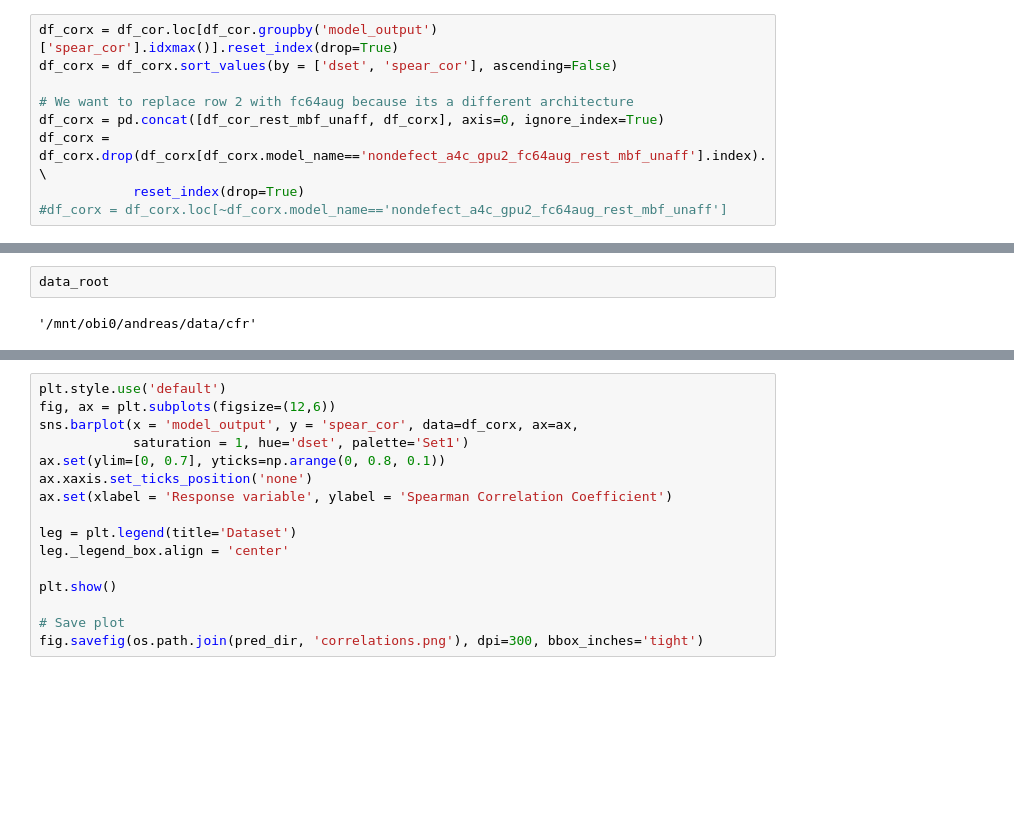
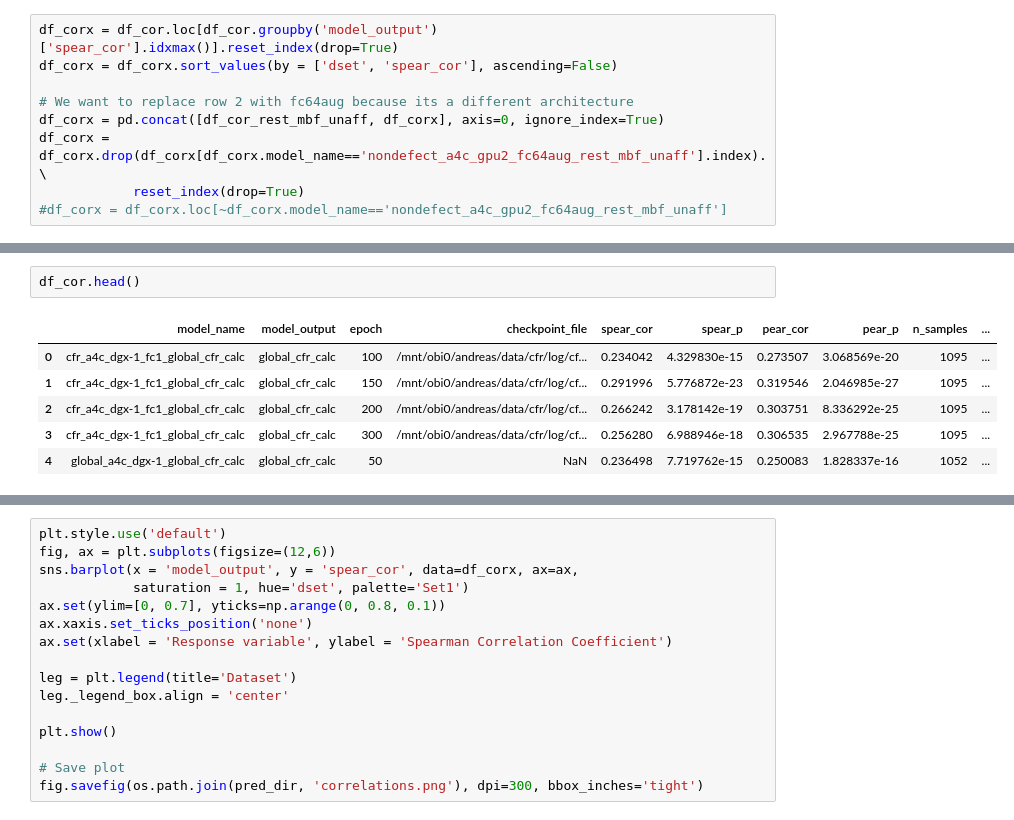
Before and after one commit to awerdich/werdich-cfr, a Jupyter notebook: notebooks/visualize_cfr_predictions.ipynb, the cells around one changed output, grey strips where cells are left out. Drawn from its saved outputs; the diff is of its cells as text; blank space fills up the shorter version.

```diff
--- a/notebooks/visualize_cfr_predictions.ipynb
+++ b/notebooks/visualize_cfr_predictions.ipynb
@@ -148,4 +139,9 @@ df_corx
-# %%
-data_root
-# %% [output]
-'/mnt/obi0/andreas/data/cfr'
+# %%
+df_cor.head()
+# %% [output]
+|  | model_name | model_output | epoch | checkpoint_file | spear_cor | spear_p | pear_cor | pear_p | n_samples | ... |
+| 0 | cfr_a4c_dgx-1_fc1_global_cfr_calc | global_cfr_calc | 100 | /mnt/obi0/andreas/data/cfr/log/cf... | 0.234042 | 4.329830e-15 | 0.273507 | 3.068569e-20 | 1095 | ... |
+| 1 | cfr_a4c_dgx-1_fc1_global_cfr_calc | global_cfr_calc | 150 | /mnt/obi0/andreas/data/cfr/log/cf... | 0.291996 | 5.776872e-23 | 0.319546 | 2.046985e-27 | 1095 | ... |
+| 2 | cfr_a4c_dgx-1_fc1_global_cfr_calc | global_cfr_calc | 200 | /mnt/obi0/andreas/data/cfr/log/cf... | 0.266242 | 3.178142e-19 | 0.303751 | 8.336292e-25 | 1095 | ... |
+| 3 | cfr_a4c_dgx-1_fc1_global_cfr_calc | global_cfr_calc | 300 | /mnt/obi0/andreas/data/cfr/log/cf... | 0.256280 | 6.988946e-18 | 0.306535 | 2.967788e-25 | 1095 | ... |
+| 4 | global_a4c_dgx-1_global_cfr_calc | global_cfr_calc | 50 | NaN | 0.236498 | 7.719762e-15 | 0.250083 | 1.828337e-16 | 1052 | ... |
```
Also changed, not shown: parts of 17 cells of this notebook, 3 other files.
